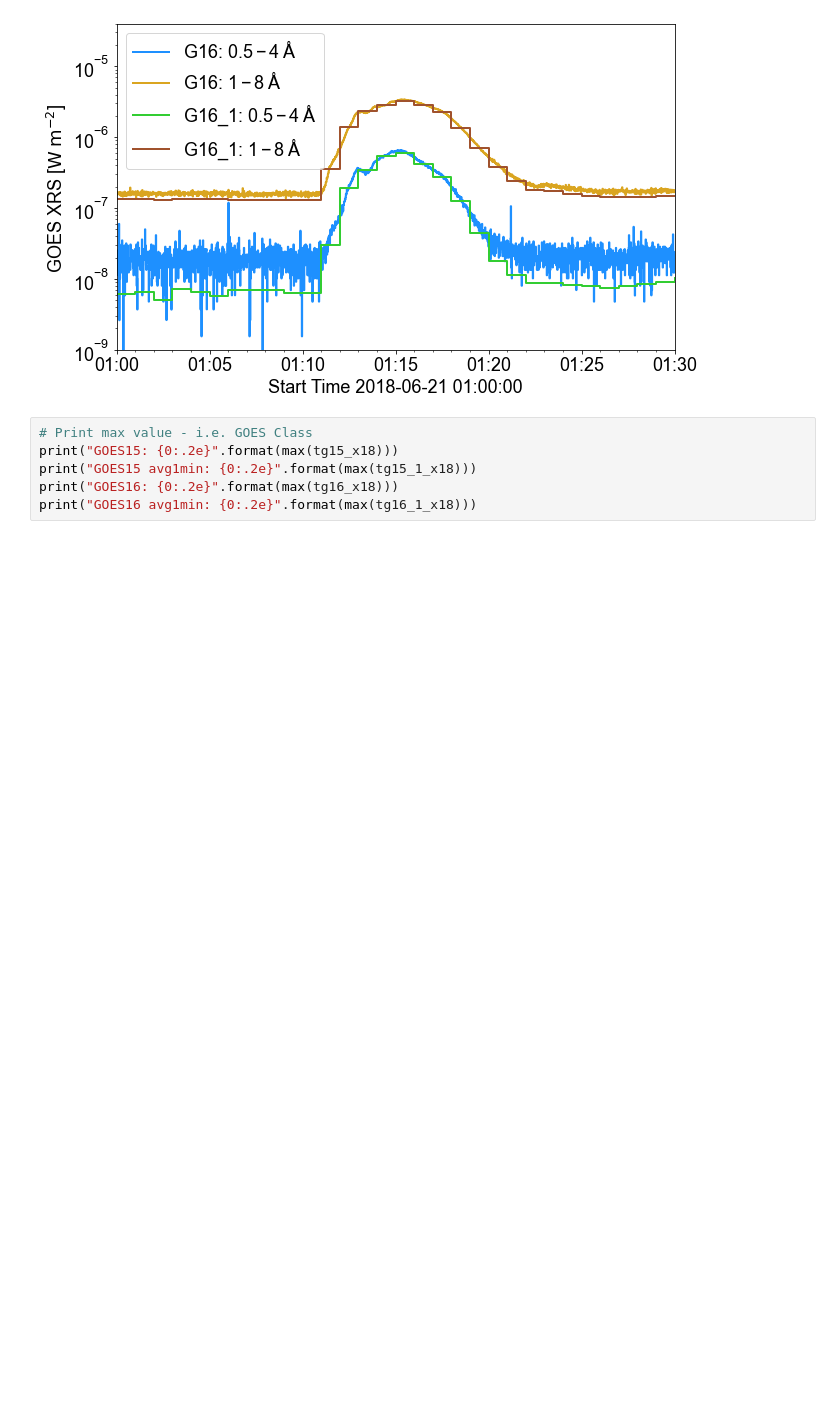
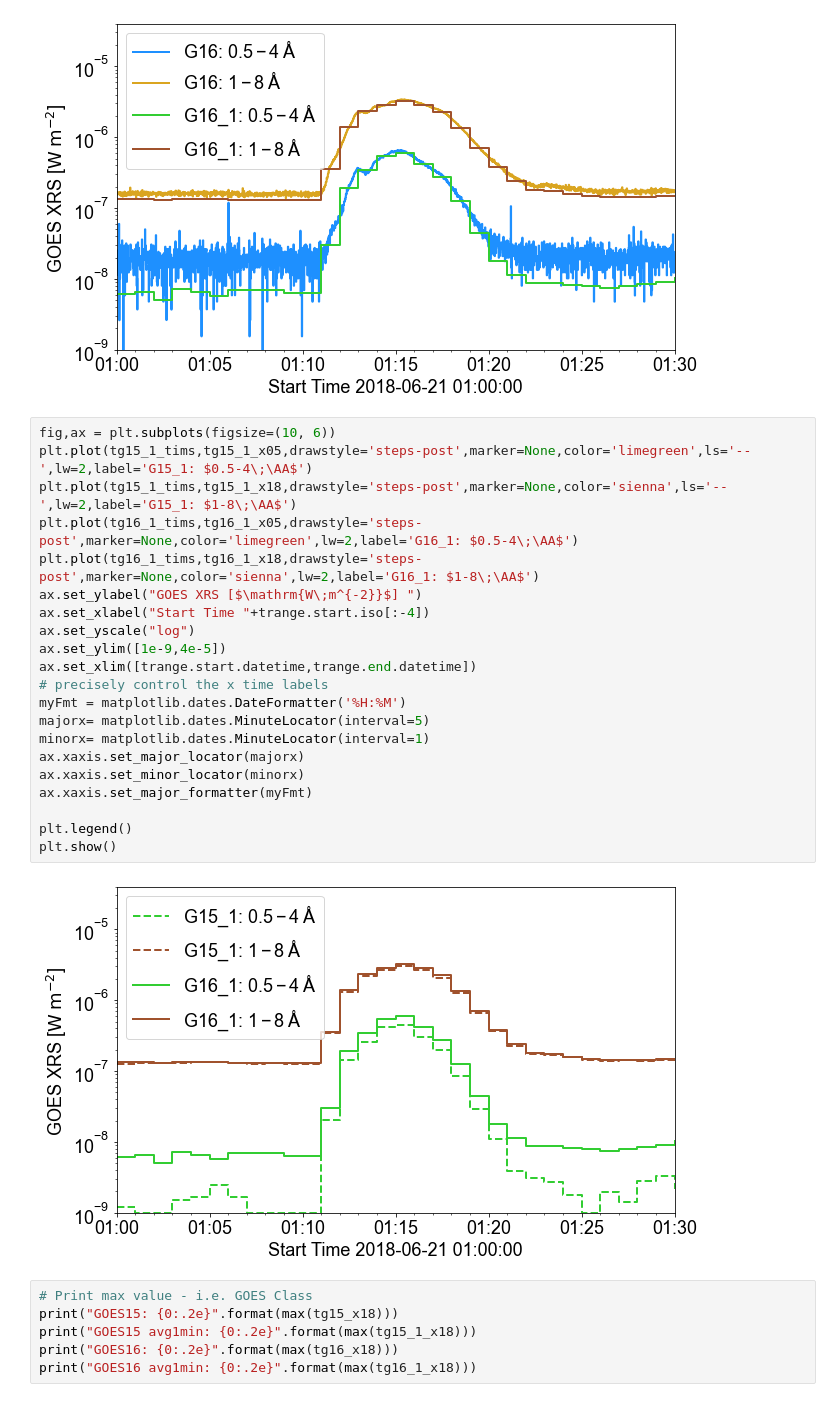
Before and after one commit to ianan/xrs_example, a Jupyter notebook: xrs1516_example.ipynb, the cells around one changed output. Drawn from its saved outputs; the diff is of its cells as text; blank space fills up the shorter version.

```diff
--- a/xrs1516_example.ipynb
+++ b/xrs1516_example.ipynb
@@ -129,6 +129,29 @@ plt.show()
 # %% [output]
 [figure]
 [figure]
+# %%
+fig,ax = plt.subplots(figsize=(10, 6))
+plt.plot(tg15_1_tims,tg15_1_x05,drawstyle='steps-post',marker=None,color='limegreen',ls='--',lw=2,label='G15_1: $0.5-4\;\AA$')
+plt.plot(tg15_1_tims,tg15_1_x18,drawstyle='steps-post',marker=None,color='sienna',ls='--',lw=2,label='G15_1: $1-8\;\AA$')
+plt.plot(tg16_1_tims,tg16_1_x05,drawstyle='steps-post',marker=None,color='limegreen',lw=2,label='G16_1: $0.5-4\;\AA$')
+plt.plot(tg16_1_tims,tg16_1_x18,drawstyle='steps-post',marker=None,color='sienna',lw=2,label='G16_1: $1-8\;\AA$')
+ax.set_ylabel("GOES XRS [$\mathrm{W\;m^{-2}}$] ")
+ax.set_xlabel("Start Time "+trange.start.iso[:-4])
+ax.set_yscale("log")
+ax.set_ylim([1e-9,4e-5])
+ax.set_xlim([trange.start.datetime,trange.end.datetime])
+# precisely control the x time labels
+myFmt = matplotlib.dates.DateFormatter('%H:%M')
+majorx= matplotlib.dates.MinuteLocator(interval=5)
+minorx= matplotlib.dates.MinuteLocator(interval=1)
+ax.xaxis.set_major_locator(majorx)
+ax.xaxis.set_minor_locator(minorx)
+ax.xaxis.set_major_formatter(myFmt)
+
+plt.legend()
+plt.show()
+# %% [output]
+[figure, added]
 # %%
 # Print max value - i.e. GOES Class
 print("GOES15: {0:.2e}".format(max(tg15_x18)))
```
